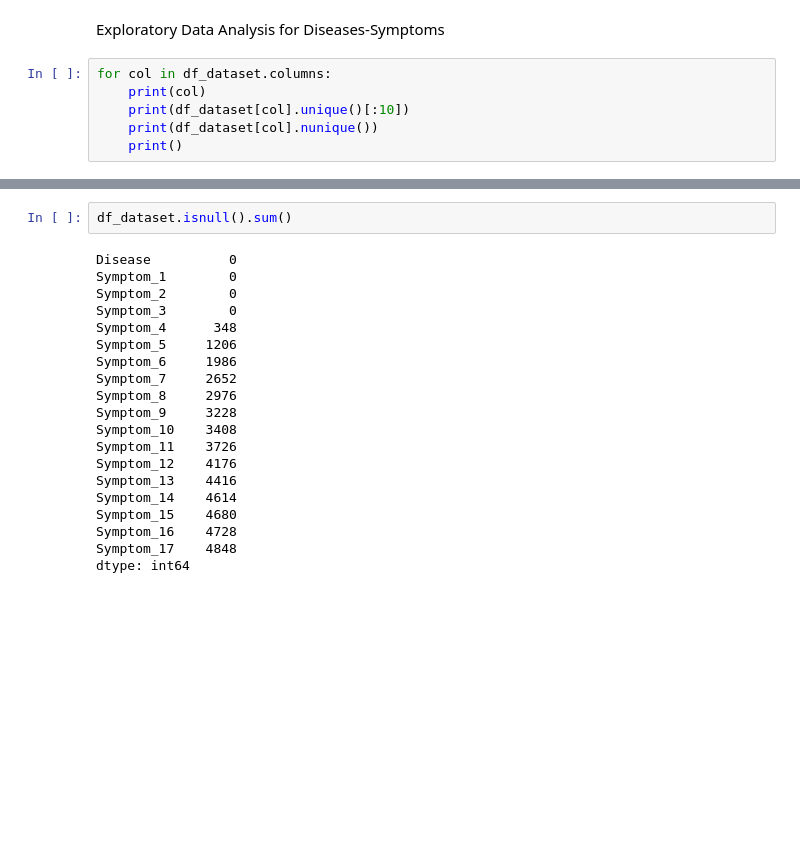
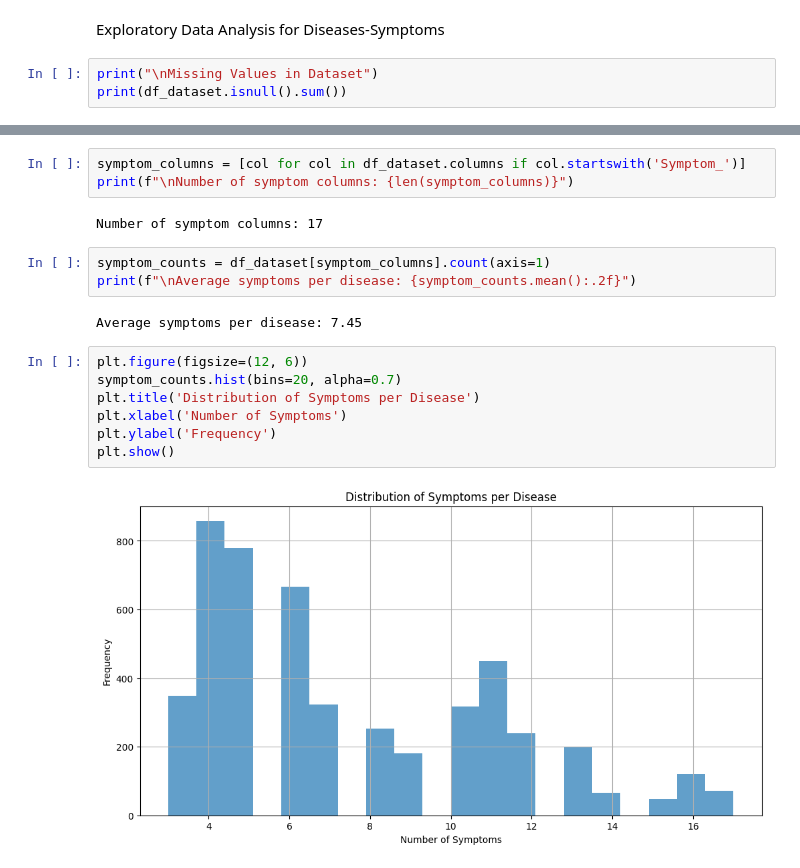
Before and after one commit to samoraali/ML-Zoomcamp-Homework, a Jupyter notebook: Disease-Symptoms-Classifier/Project_1.ipynb, the cells around one changed output, grey strips where cells are left out. Cells and saved outputs as stored; diff of their text form; blank space fills up the shorter version.

```diff
--- a/Disease-Symptoms-Classifier/Project_1.ipynb
+++ b/Disease-Symptoms-Classifier/Project_1.ipynb
@@ -56,9 +94,6 @@ dtype: object
 # %% [markdown]
 Exploratory Data Analysis for Diseases-Symptoms
 # %%
-for col in df_dataset.columns:
-    print(col)
-    print(df_dataset[col].unique()[:10])
-    print(df_dataset[col].nunique())
-    print()
+print("\nMissing Values in Dataset")
+print(df_dataset.isnull().sum())
 # %% [output]
@@ -98,22 +124,19 @@ df_dataset.isnull()
 # %%
-df_dataset.isnull().sum()
+symptom_columns = [col for col in df_dataset.columns if col.startswith('Symptom_')]
+print(f"\nNumber of symptom columns: {len(symptom_columns)}")
 # %% [output]
-Disease          0
-Symptom_1        0
-Symptom_2        0
-Symptom_3        0
-Symptom_4      348
-Symptom_5     1206
-Symptom_6     1986
-Symptom_7     2652
-Symptom_8     2976
-Symptom_9     3228
-Symptom_10    3408
-Symptom_11    3726
-Symptom_12    4176
-Symptom_13    4416
-Symptom_14    4614
-Symptom_15    4680
-Symptom_16    4728
-Symptom_17    4848
-dtype: int64
+Number of symptom columns: 17
+# %%
+symptom_counts = df_dataset[symptom_columns].count(axis=1)
+print(f"\nAverage symptoms per disease: {symptom_counts.mean():.2f}")
+# %% [output]
+Average symptoms per disease: 7.45
+# %%
+plt.figure(figsize=(12, 6))
+symptom_counts.hist(bins=20, alpha=0.7)
+plt.title('Distribution of Symptoms per Disease')
+plt.xlabel('Number of Symptoms')
+plt.ylabel('Frequency')
+plt.show()
+# %% [output]
+[figure, added]
```
Also changed, not shown: parts of 17 cells of this notebook.
